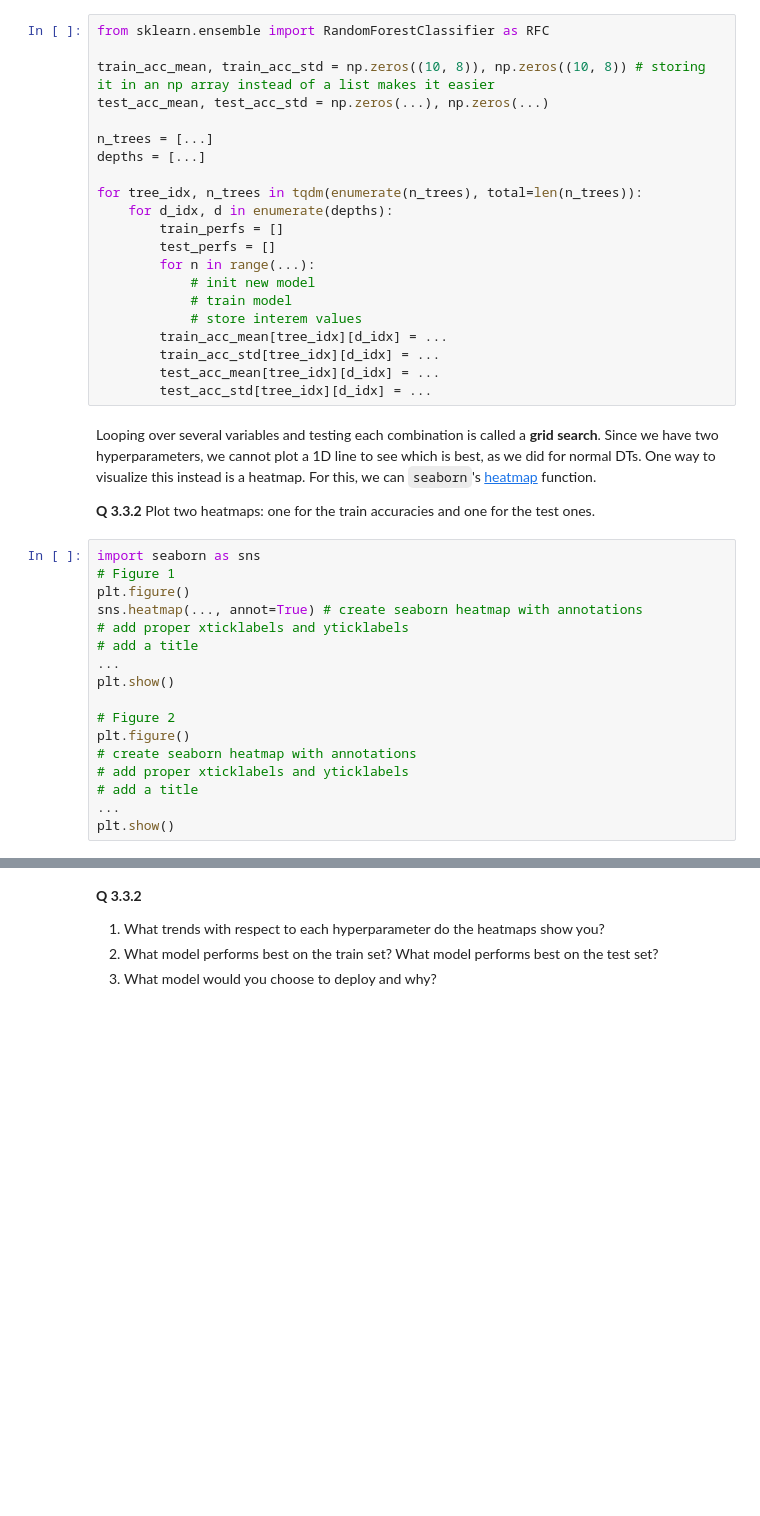
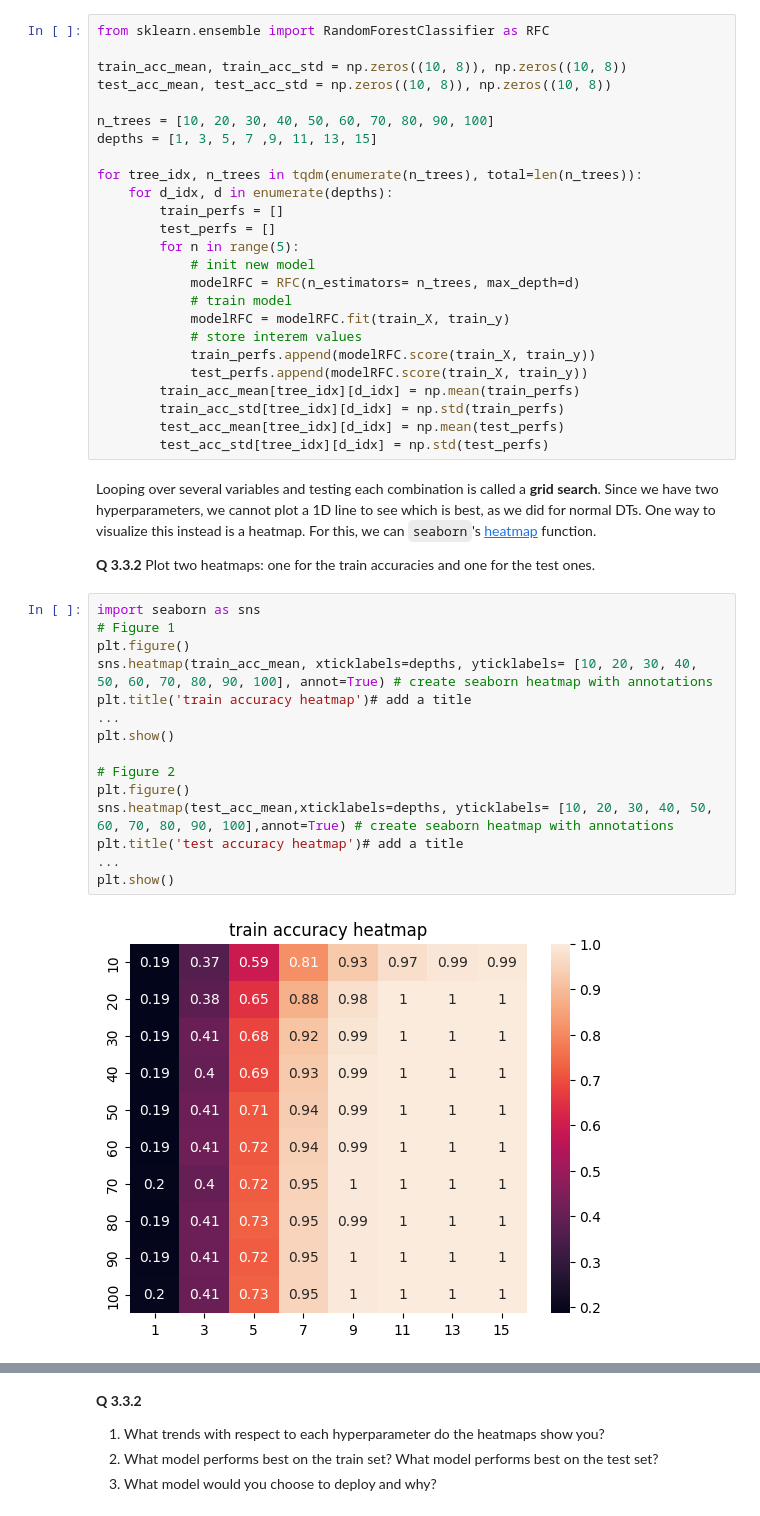
Before and after one commit to celinamadaschi/TMDL2024-, a Jupyter notebook: week2/Assignment 2 - Empty.ipynb, the cells around one changed output, grey strips where cells are left out. Cells and saved outputs as stored; diff of their text form; blank space fills up the shorter version.

```diff
--- a/week2/Assignment 2 - Empty.ipynb
+++ b/week2/Assignment 2 - Empty.ipynb
@@ -193,24 +194,28 @@ Just like in the decision trees, one hyperparameter you can choose is the depth
 # %%
 from sklearn.ensemble import RandomForestClassifier as RFC
 
-train_acc_mean, train_acc_std = np.zeros((10, 8)), np.zeros((10, 8)) # storing it in an np array instead of a list makes it easier
-test_acc_mean, test_acc_std = np.zeros(...), np.zeros(...)
+train_acc_mean, train_acc_std = np.zeros((10, 8)), np.zeros((10, 8))
+test_acc_mean, test_acc_std = np.zeros((10, 8)), np.zeros((10, 8))
 
-n_trees = [...]
-depths = [...]
+n_trees = [10, 20, 30, 40, 50, 60, 70, 80, 90, 100]
+depths = [1, 3, 5, 7 ,9, 11, 13, 15]
 
 for tree_idx, n_trees in tqdm(enumerate(n_trees), total=len(n_trees)):
     for d_idx, d in enumerate(depths):
         train_perfs = []
         test_perfs = []
-        for n in range(...):
+        for n in range(5):
             # init new model
+            modelRFC = RFC(n_estimators= n_trees, max_depth=d)
             # train model
+            modelRFC = modelRFC.fit(train_X, train_y)
             # store interem values
-        train_acc_mean[tree_idx][d_idx] = ...
-        train_acc_std[tree_idx][d_idx] = ...
-        test_acc_mean[tree_idx][d_idx] = ...
-        test_acc_std[tree_idx][d_idx] = ...
+            train_perfs.append(modelRFC.score(train_X, train_y))
+            test_perfs.append(modelRFC.score(train_X, train_y))
+        train_acc_mean[tree_idx][d_idx] = np.mean(train_perfs)
+        train_acc_std[tree_idx][d_idx] = np.std(train_perfs)
+        test_acc_mean[tree_idx][d_idx] = np.mean(test_perfs)
+        test_acc_std[tree_idx][d_idx] = np.std(test_perfs)
 # %% [markdown]
 Looping over several variables and testing each combination is called a **grid search**. Since we have two hyperparameters, we cannot plot a 1D line to see which is best, as we did for normal DTs. One way to visualize this instead is a heatmap. For this, we can `seaborn`'s [heatmap](https://seaborn.pydata.org/generated/seaborn.heatmap.html) function.
 
@@ -218,17 +223,17 @@ Looping over several variables and testing each combination is called a **grid s
 # %%
 import seaborn as sns
 # Figure 1
 plt.figure()
-sns.heatmap(..., annot=True) # create seaborn heatmap with annotations
-# add proper xticklabels and yticklabels
-# add a title
+sns.heatmap(train_acc_mean, xticklabels=depths, yticklabels= [10, 20, 30, 40, 50, 60, 70, 80, 90, 100], annot=True) # create seaborn heatmap with annotations
+plt.title('train accuracy heatmap')# add a title
 ...
 plt.show()
 
 # Figure 2
 plt.figure()
-# create seaborn heatmap with annotations
-# add proper xticklabels and yticklabels
-# add a title
+sns.heatmap(test_acc_mean,xticklabels=depths, yticklabels= [10, 20, 30, 40, 50, 60, 70, 80, 90, 100],annot=True) # create seaborn heatmap with annotations
+plt.title('test accuracy heatmap')# add a title
 ...
 plt.show()
+# %% [output]
+[figure, added]
```
Also changed, not shown: parts of 7 cells of this notebook.
